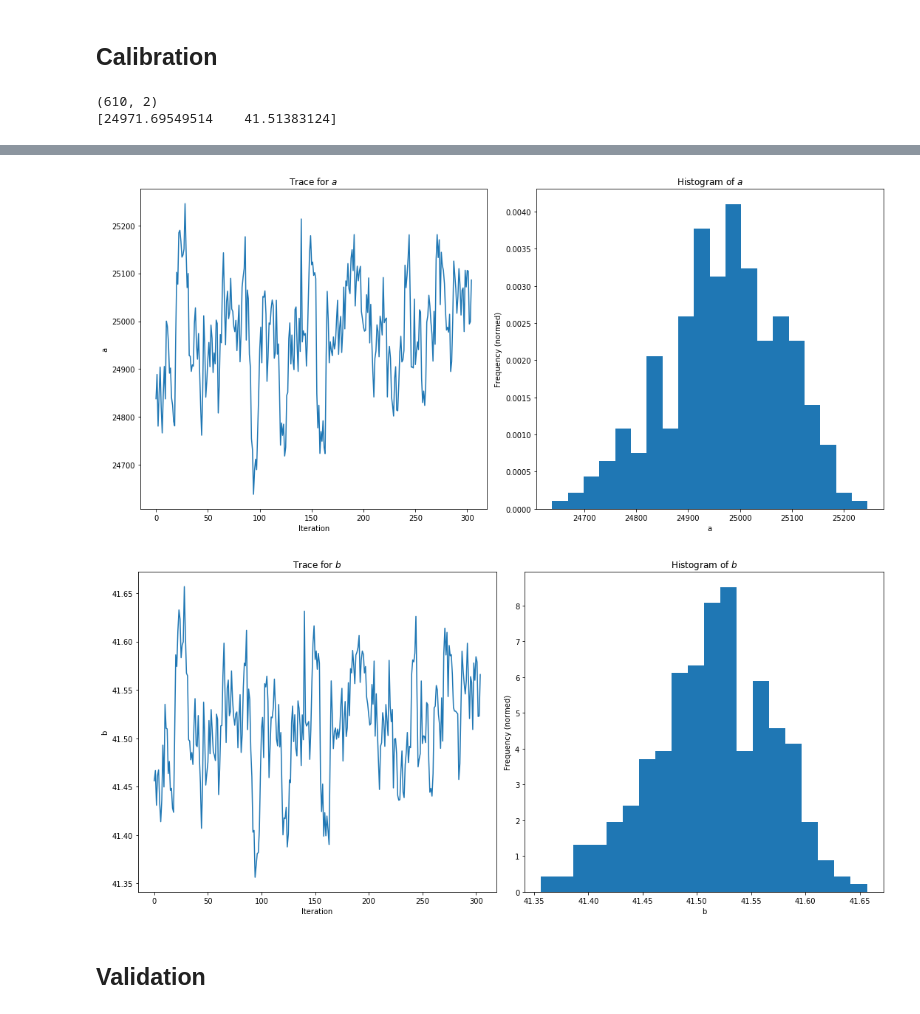
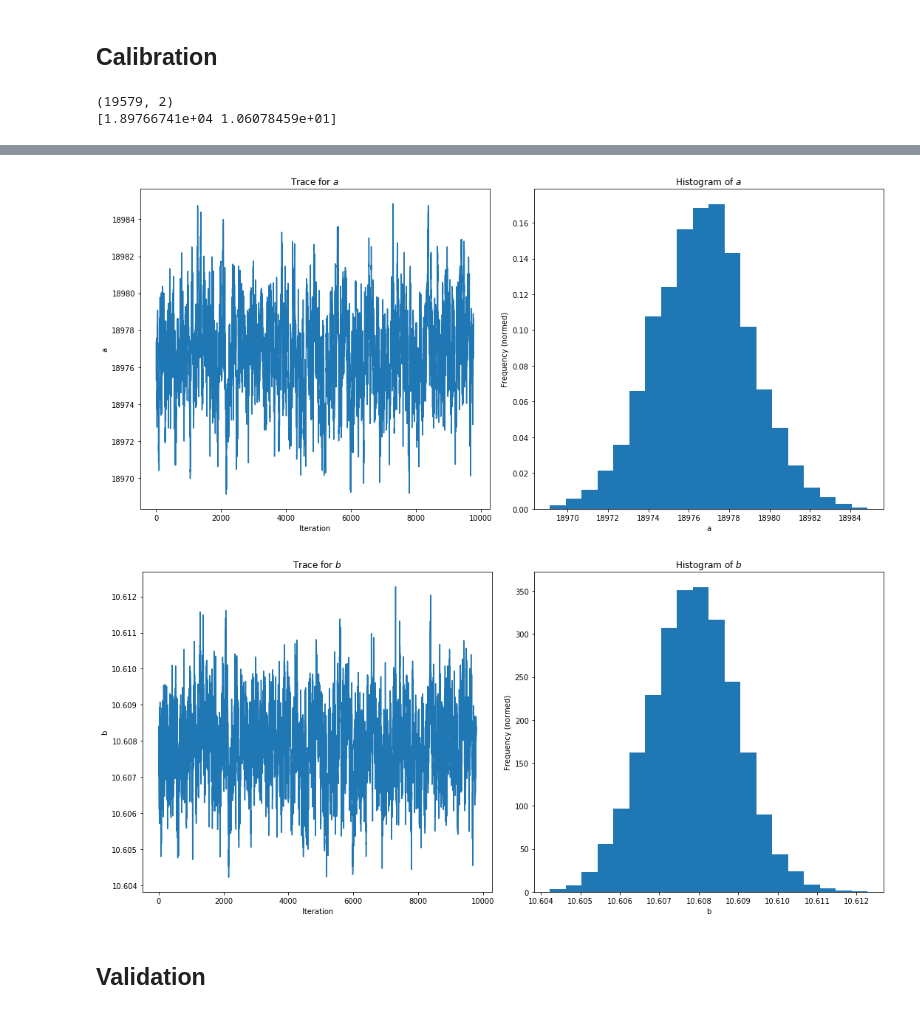
Before and after one commit to prashjha/StudyCovid19, a Jupyter notebook: process/bayesian/Assignment on Bayesian Inversion.ipynb, the cells around one changed output, grey strips where cells are left out. Saved outputs shown, nothing was run; the diff lists cells and outputs as text; code cells hidden in the pictures.

```diff
--- a/process/bayesian/Assignment on Bayesian Inversion.ipynb
+++ b/process/bayesian/Assignment on Bayesian Inversion.ipynb
@@ -59,7 +59,7 @@ import matplotlib.pyplot as plt
 from models import model1, model2, model3
 # %%
 # prepare data
-country = 'US'
+country = 'Korea, South'
 df = pd.read_csv(country+'.csv',header=None)
 data = np.array(df)
 
@@ -85,12 +85,14 @@ noise_arg = 1.
 # model 3
 model = model3
 model_args = {}
-model_args['Korea, South'] = [ [[data[0,1],100.,4], [.1,.00005], [19000,10.6]], \
-                               [[data[0,1],100.,4], [.1,.00005], [10740,6.5]] ]
+model_args['Korea, South'] = [ [[data[0,1],100.,4], [1,.001], [19000,10.6]], \
+                               [[data[0,1],100.,4], [1,.001], [10740,6.5]] ]
 # model_args['US'] = [ [[data[0,1],100.,2], [100,1], [575000,20]], \
 #                      [[data[0,1],100.,2], [100,1], [775000,12]] ]  # not well
 model_args['US'] = [ [[data[0,1],100.,4], [100,.1], [25000,41.6]], \
-                     [[data[0,1],100.,4], [.1,.0001], [646300,132.5]] ]
+                     [[data[0,1],100.,4], [1,.001], [646300,132.5]] ]
+model_args['Japan'] = [ [[data[0,1],100.,4], [10,.01], [1000,8]], \
+                        [[data[0,1],100.,4], [10,.01], [7300,135]] ]
 
 def prior(theta):
     if theta[0]<0 or theta[1]<0:   # a>0,b>0
@@ -200,7 +197,7 @@ fix_params = model_args[country][0][0]
 trans_param = model_args[country][0][1]
 param_init = model_args[country][0][2]
 
-accepted, rejected = solve_with_bayessian_mcmc(model, fix_params, trans_param, param_init, iterations=10000, data=data_c)
+accepted, rejected = solve_with_bayessian_mcmc(model, fix_params, trans_param, param_init, iterations=50000, data=data_c)
 print(accepted.shape)
 show_mcmc(accepted, rejected)
 show_param_distribution(accepted, rejected)
@@ -209,5 +206,5 @@ accepted_burned = accepted[-int((1-0.5)*len(accepted)):]
 theta_opt = sum(accepted_burned)/len(accepted_burned)
 print(theta_opt)
 # %% [output]
-(610, 2)
-[24971.69549514    41.51383124]
+(19579, 2)
+[1.89766741e+04 1.06078459e+01]
@@ -215,5 +212,5 @@ print(theta_opt)
-[figure, old version]
+[figure, new version]
-[figure, old version]
+[figure, new version]
 # %% [markdown]
 ## Validation
 # %%
```
Also changed, not shown: parts of 6 cells of this notebook.
